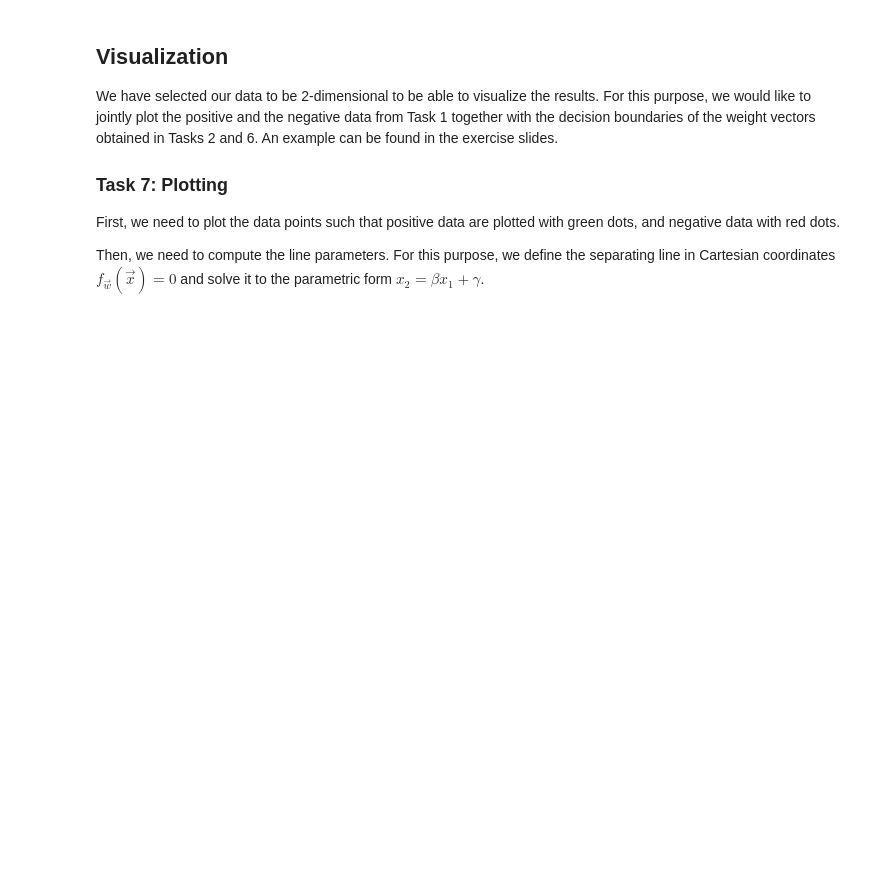
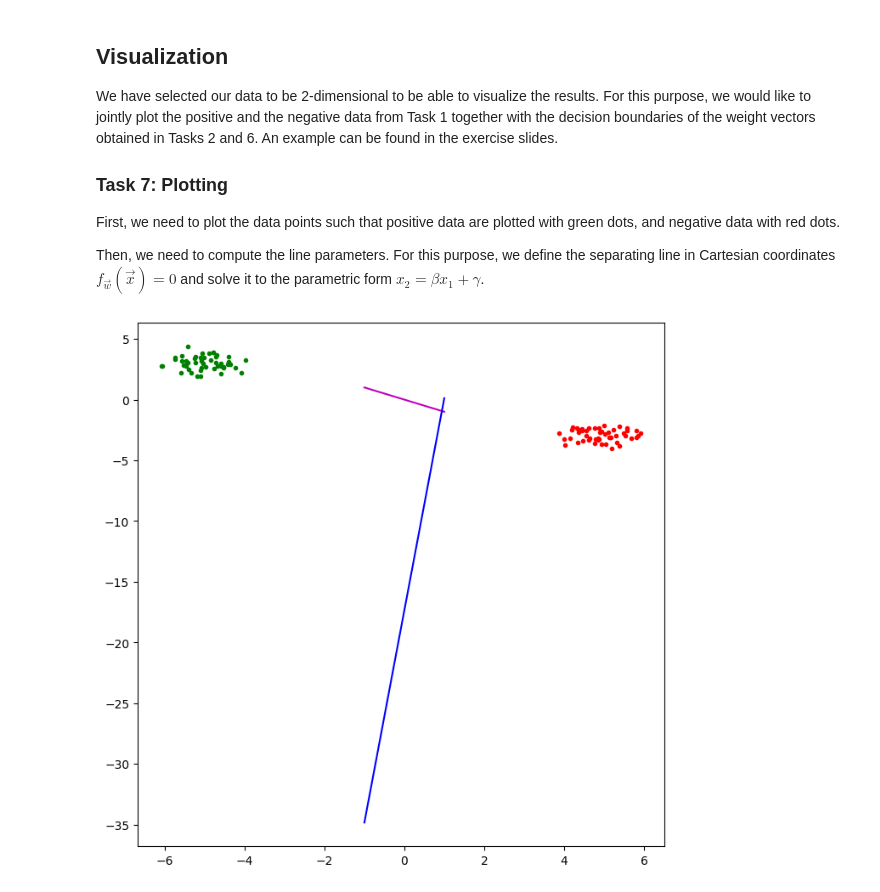
Before and after one commit to JorgeOrtizV/deepLearning_uzh, a Jupyter notebook: DL-Assignment01.ipynb, the cells around one changed output. Saved outputs shown, nothing was run; the diff lists cells and outputs as text; code cells hidden in the pictures; blank space fills up the shorter version.

```diff
--- a/DL-Assignment01.ipynb
+++ b/DL-Assignment01.ipynb
@@ -106,3 +177,10 @@ def perceptron(x, w):
+# %%
+def perceptron(x, w):
+  a = np.dot(x, w)
+  if a >= 0:
+    return 1
+  else:
+    return -1
 # %% [markdown]
 ## Perceptron Learning
 
@@ -122,10 +200,19 @@ Consider in your implementation error cases that could arise.
 # %%
 def perceptron_learning(X, T, w):
   # first, make a copy of your weights
-  w_star = ...
+  w_star = np.copy(w)
 
   # then, iterate over the data and perform perceptron learning
-  ...
+  max_epoch = 10
+  epoch = 0
+  while not separability_test(X, T, w_star) and epoch < max_epoch:
+    for i in range(len(X)):
+      if perceptron(X[i], w_star)*T[i] < 0:
+        w_star = w_star + X*T
+    epoch += 1
+  # if data is already classified correctly, return w_star
+  # if data is misclassified, update w_star
+  # return when all data is classified correctly
 
   # finally, return the optimal weights
   return w_star
@@ -147,7 +253,7 @@ else:
 Implement a function that generates and returns randomly initialized weights $\vec w \in [-1,1]^3$.
 # %%
 def random_weights(lowest = -1, highest = 1):
-  ...
+  return np.random.uniform(low=-1, high=1, size=(3,))
 # %% [markdown]
 ### Task 6: Perceptron Learning Execution
 
@@ -158,4 +264,4 @@ Store the resulting weight vector $\vec w^*$.
 w_initial = random_weights()
 
 # perform perceptron learning
-w_star = ...
+w_star = perceptron_learning(X, T, w_initial)
@@ -184,37 +327,39 @@ Then, we need to compute the line parameters. For this purpose, we define the se
 # %%
 def line_parameters(w):
   # compute parametric line parameters from Cartesian coordinates
-  beta = ...
-  gamma = ...
+  beta = -w[1]/w[2]
+  gamma = -w[0]/w[2]
   return beta, gamma
 
 
 from matplotlib import pyplot
 
 # create a square plot
 pyplot.figure(figsize=(8,8))
-
+N = int(len(X)/2)
 # plot the positive data points
-pyplot.plot(..., ..., "g.", label="positive data")
+pyplot.plot(X[:N][:,1], X[:N][:,2], "g.", label="positive data")
 # plot the negative data points
-pyplot.plot(..., ..., "r.", label="negative data")
+pyplot.plot(X[N:][:,1], X[N:][:,2], "r.", label="negative data")
 
 # define positions where to evaluate the line:
-x1 = ...
+x1 = np.array([-1,1])
 
 # compute line parameters for manual line
 beta, gamma = line_parameters(w_manual)
 # now, compute the values according to our parametric form:
 x2 = beta * x1 + gamma
 # plot manual line
 pyplot.plot(x1, x2, "m-", label="manual line")
 
 # compute line parameters for optimized line
 beta, gamma = line_parameters(w_star)
 # now, compute the values according to our parametric form:
 x2 = beta * x1 + gamma
 # plot optimized line
 pyplot.plot(x1, x2, "b-", label="optimized line")
 
 # make the plot more beautiful
-...
+pyplot.show()
+# %% [output]
+[figure, added]
```
Also changed, not shown: parts of 13 cells of this notebook.
